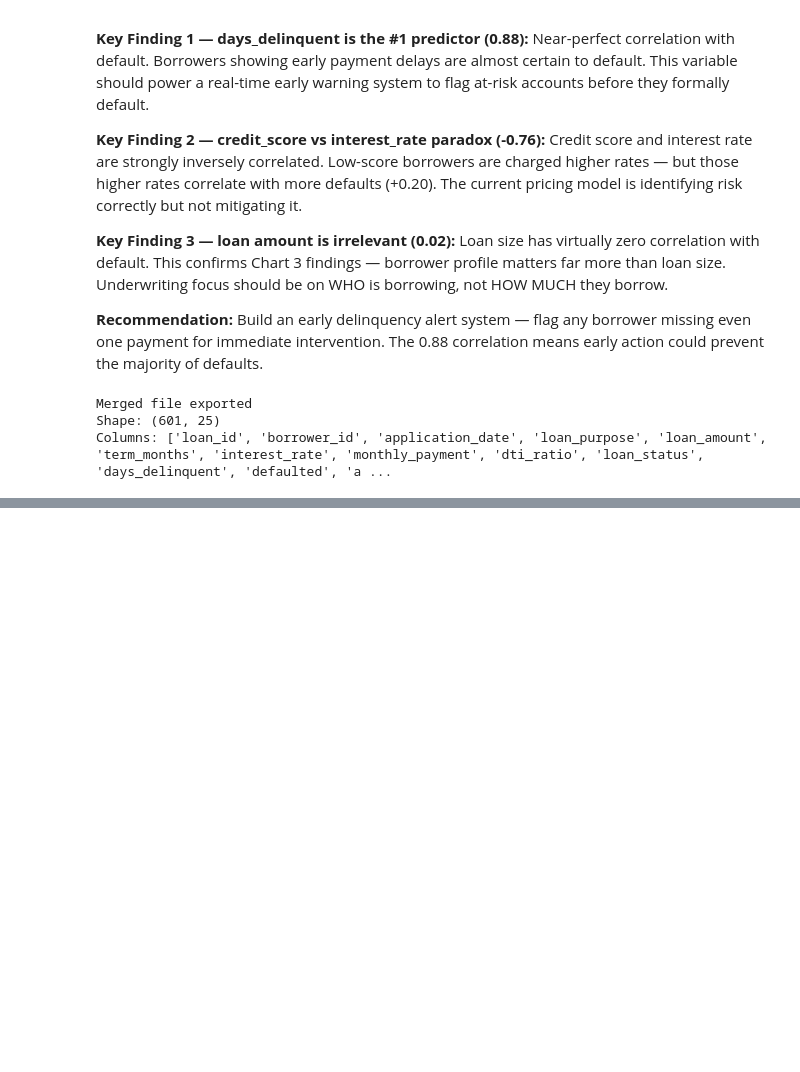
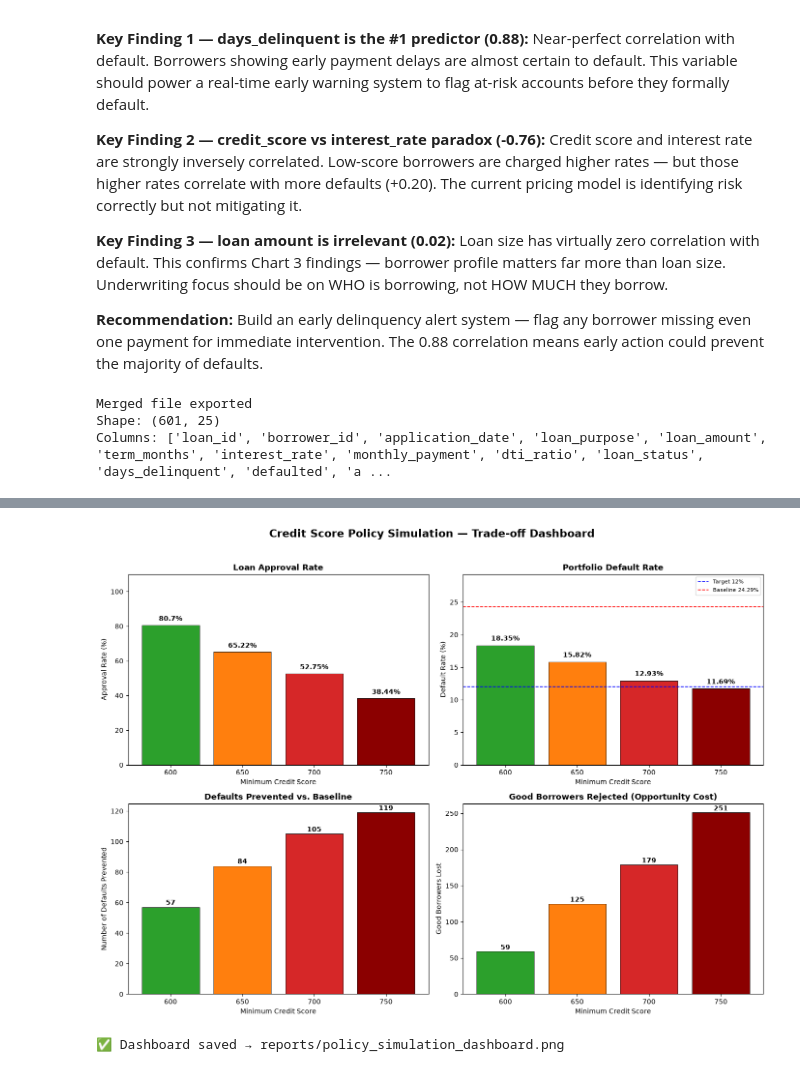
Before and after one commit to ShubhamSahu-2005/Loan-Default-Risk-Analysis, a Jupyter notebook: notebooks/eda.ipynb, the cells around one changed output, grey strips where cells are left out. Saved outputs shown, nothing was run; the diff lists cells and outputs as text; code cells hidden in the pictures; blank space fills up the shorter version.

Commit message:
Default RAte Vs Approval rate via different thresholds of credit_score

```diff
--- a/notebooks/eda.ipynb
+++ b/notebooks/eda.ipynb
@@ -579,0 +690,73 @@ Columns: ['loan_id', 'borrower_id', 'application_date', 'loan_purpose', 'loan_am
+# %%
+# ────────────────────────────────────────────────────────────────
+# Visualize Key Trade-offs Across Thresholds
+# ────────────────────────────────────────────────────────────────
+
+import matplotlib.pyplot as plt
+import matplotlib.ticker as mtick
+import numpy as np
+
+fig, axes = plt.subplots(2, 2, figsize=(14, 10))
+fig.suptitle('Credit Score Policy Simulation — Trade-off Dashboard',
+             fontsize=16, fontweight='bold', y=1.02)
+
+bar_colors = ['#2ca02c', '#ff7f0e', '#d62728', '#8b0000']
+thresholds_str = [str(t) for t in sim_df['Min Credit Score']]
+
+# ── Panel 1: Approval Rate ──────────────────────────────────────
+ax = axes[0, 0]
+bars = ax.bar(thresholds_str, sim_df['Approval Rate (%)'],
+              color=bar_colors, edgecolor='black', linewidth=0.6)
+ax.set_title('Loan Approval Rate', fontweight='bold')
+ax.set_xlabel('Minimum Credit Score')
+ax.set_ylabel('Approval Rate (%)')
+ax.set_ylim(0, 110)
+for bar, val in zip(bars, sim_df['Approval Rate (%)']):
+    ax.text(bar.get_x() + bar.get_width()/2, bar.get_height() + 1.5,
+            f'{val}%', ha='center', va='bottom', fontsize=10, fontweight='bold')
+
+# ── Panel 2: Portfolio Default Rate ─────────────────────────────
+ax = axes[0, 1]
+bars = ax.bar(thresholds_str, sim_df['Portfolio Default Rate (%)'],
+              color=bar_colors, edgecolor='black', linewidth=0.6)
+ax.axhline(12, color='blue', linestyle='--', linewidth=1.2, label='Target 12%')
+ax.axhline(baseline_default_rate, color='red', linestyle='--',
+           linewidth=1.2, label=f'Baseline {baseline_default_rate}%')
+ax.set_title('Portfolio Default Rate', fontweight='bold')
+ax.set_xlabel('Minimum Credit Score')
+ax.set_ylabel('Default Rate (%)')
+ax.set_ylim(0, max(sim_df['Portfolio Default Rate (%)'].max(), baseline_default_rate) + 5)
+ax.legend(fontsize=8, loc='upper right')
+for bar, val in zip(bars, sim_df['Portfolio Default Rate (%)']):
+    ax.text(bar.get_x() + bar.get_width()/2, bar.get_height() + 0.5,
+            f'{val}%', ha='center', va='bottom', fontsize=10, fontweight='bold')
+
+# ── Panel 3: Defaults Prevented ─────────────────────────────────
+ax = axes[1, 0]
+bars = ax.bar(thresholds_str, sim_df['Defaults Prevented'],
+              color=bar_colors, edgecolor='black', linewidth=0.6)
+ax.set_title('Defaults Prevented vs. Baseline', fontweight='bold')
+ax.set_xlabel('Minimum Credit Score')
+ax.set_ylabel('Number of Defaults Prevented')
+for bar, val in zip(bars, sim_df['Defaults Prevented']):
+    ax.text(bar.get_x() + bar.get_width()/2, bar.get_height() + 0.5,
+            str(val), ha='center', va='bottom', fontsize=10, fontweight='bold')
+
+# ── Panel 4: Good Borrowers Rejected ────────────────────────────
+ax = axes[1, 1]
+bars = ax.bar(thresholds_str, sim_df['Good Borrowers Rejected'],
+              color=bar_colors, edgecolor='black', linewidth=0.6)
+ax.set_title('Good Borrowers Rejected (Opportunity Cost)', fontweight='bold')
+ax.set_xlabel('Minimum Credit Score')
+ax.set_ylabel('Good Borrowers Lost')
+for bar, val in zip(bars, sim_df['Good Borrowers Rejected']):
+    ax.text(bar.get_x() + bar.get_width()/2, bar.get_height() + 0.5,
+            str(val), ha='center', va='bottom', fontsize=10, fontweight='bold')
+
+plt.tight_layout()
+plt.savefig('../reports/policy_simulation_dashboard.png', dpi=150, bbox_inches='tight')
+plt.show()
+print("\n✅ Dashboard saved → reports/policy_simulation_dashboard.png")
+# %% [output]
+[figure, added]
+✅ Dashboard saved → reports/policy_simulation_dashboard.png
```
Also changed, not shown: parts of 11 cells of this notebook, 2 other files.
